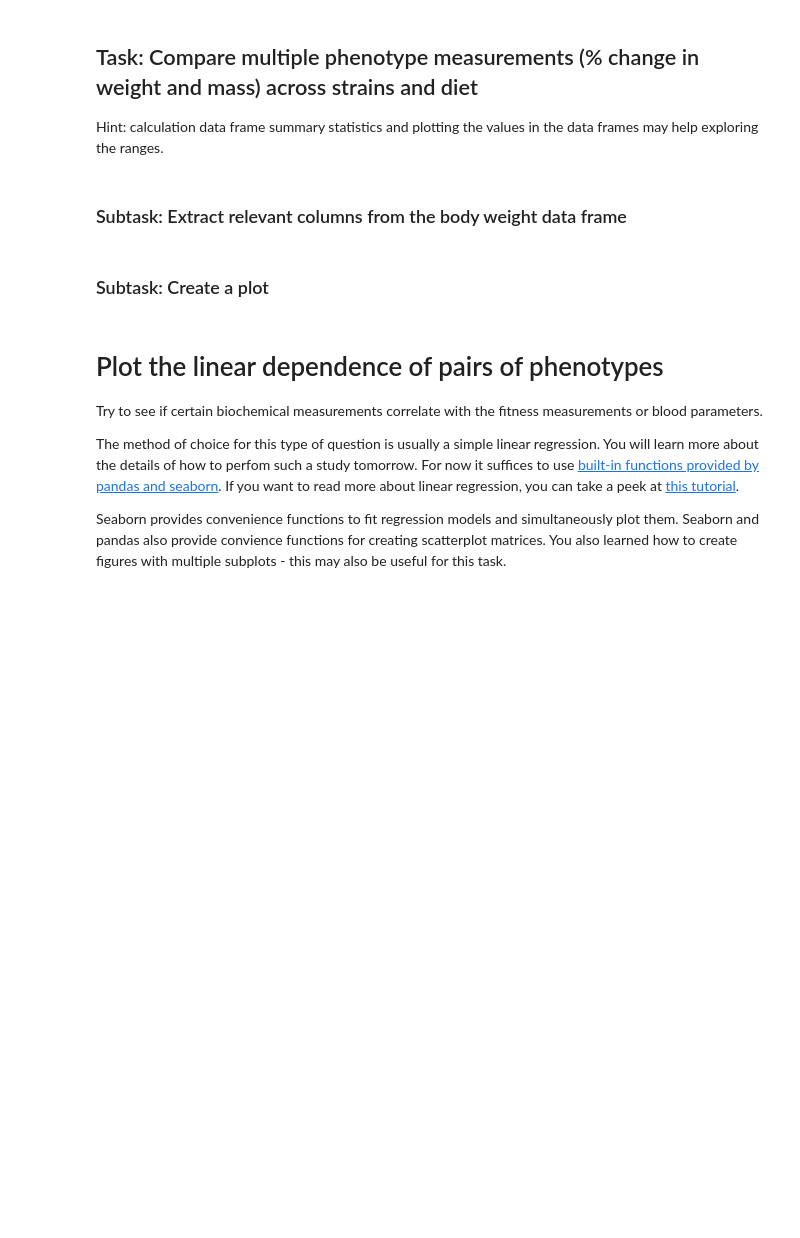
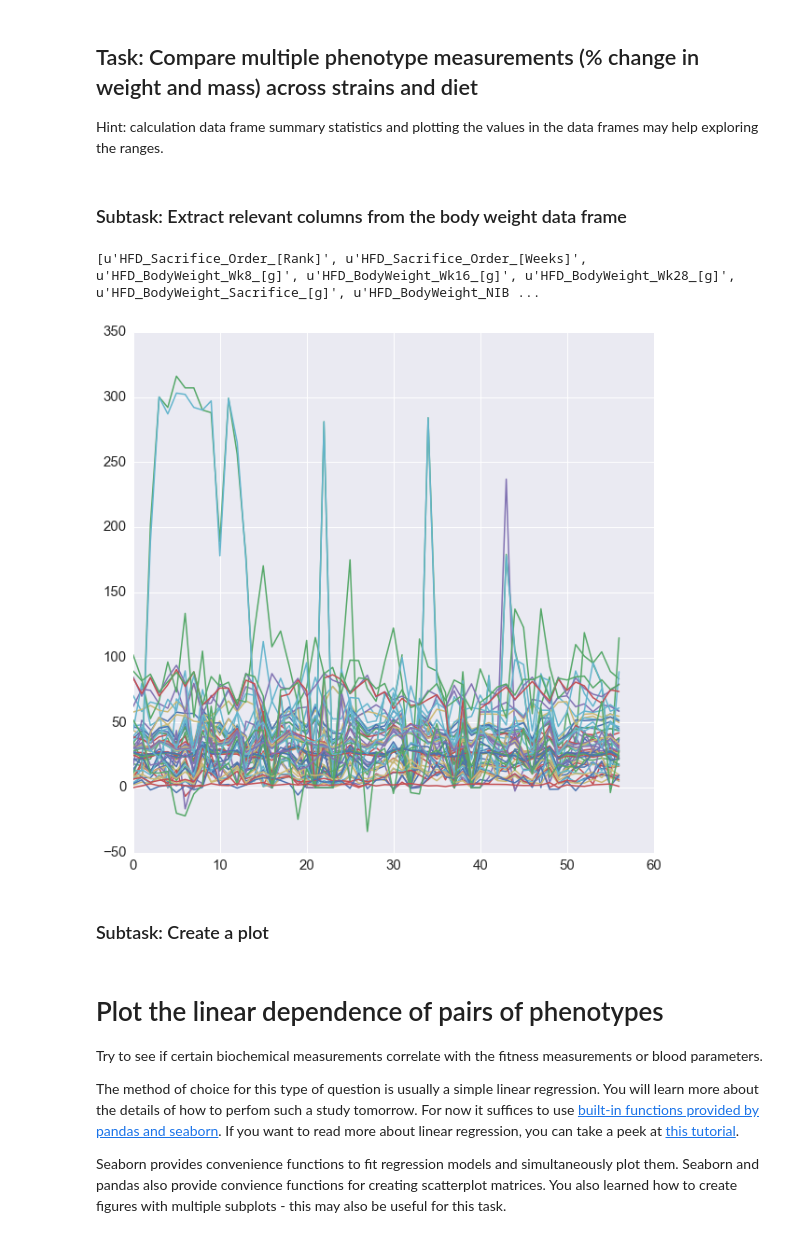
Before and after one commit to Telocontar/IntegratedBioinformatics, a Jupyter notebook: notebooks/Day2_Exploratory_Analysis.ipynb, the cells around one changed output. Cells and saved outputs as stored; diff of their text form; code cells hidden in the pictures; blank space fills up the shorter version.

```diff
--- a/notebooks/Day2_Exploratory_Analysis.ipynb
+++ b/notebooks/Day2_Exploratory_Analysis.ipynb
@@ -426,6 +501,13 @@ __After refactoring code into functions: Apply function to other phenotypes__
 Hint: calculation data frame summary statistics and plotting the values in the data frames may help exploring the ranges.
 # %% [markdown]
 ### Subtask: Extract relevant columns from the body weight data frame
+# %%
+compare_phenotypes("Body Wt & Composition", phenotype_df, verbose = True)
+
+#Body Wt & Composition
+# %% [output]
+[u'HFD_Sacrifice_Order_[Rank]', u'HFD_Sacrifice_Order_[Weeks]', u'HFD_BodyWeight_Wk8_[g]', u'HFD_BodyWeight_Wk16_[g]', u'HFD_BodyWeight_Wk28_[g]', u'HFD_BodyWeight_Sacrifice_[g]', u'HFD_BodyWeight_NIB ...
+[figure, added]
 # %% [markdown]
 ### Subtask: Create a plot
 # %% [markdown]
```
Also changed, not shown: parts of 12 cells of this notebook.
